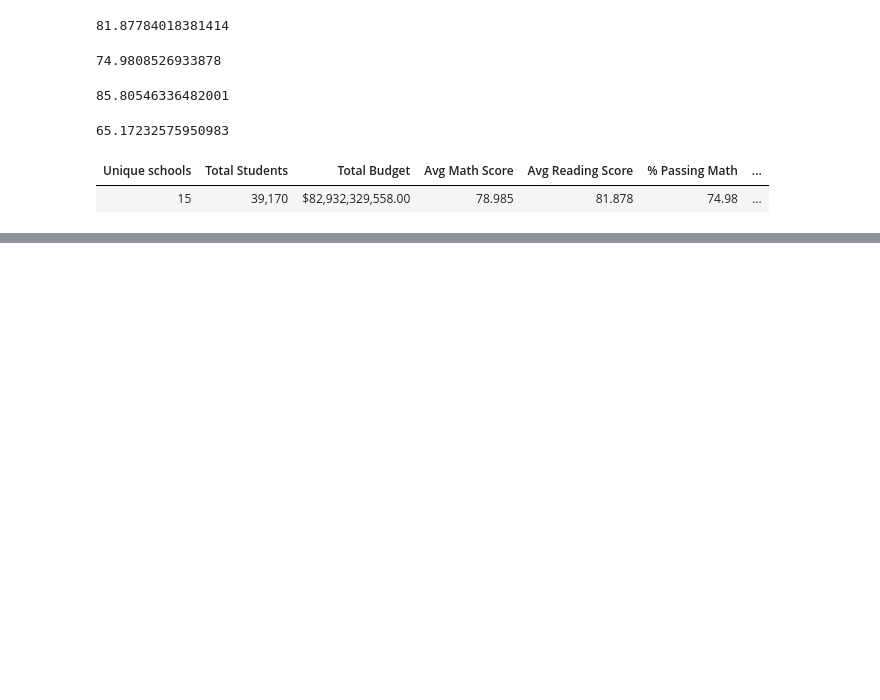
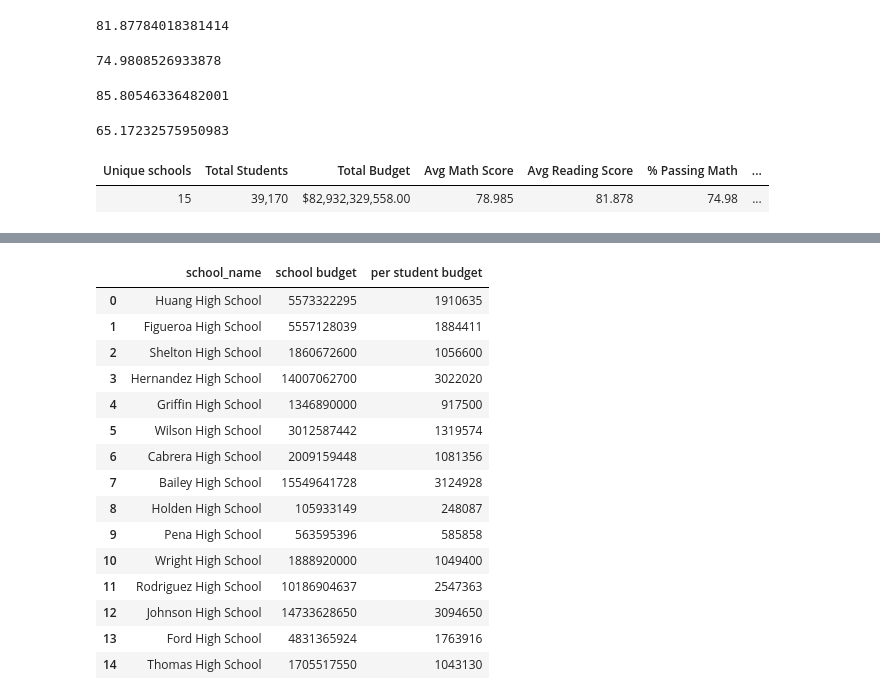
Before and after one commit to GarrettSteenwyk/pandas-challenge, a Jupyter notebook: PyCitySchools/school_results.ipynb, the cells around one changed output, grey strips where cells are left out. Drawn from its saved outputs; the diff is of its cells as text; code cells hidden in the pictures; blank space fills up the shorter version.

```diff
--- a/PyCitySchools/school_results.ipynb
+++ b/PyCitySchools/school_results.ipynb
@@ -95,0 +171,44 @@ district_summary.style.hide_index()
+# %%
+#school total and per student budgets
+school_budgets = pd.DataFrame({
+    "school_name": ['Huang High School', 'Figueroa High School', 'Shelton High School',
+       'Hernandez High School', 'Griffin High School',
+       'Wilson High School', 'Cabrera High School', 'Bailey High School',
+       'Holden High School', 'Pena High School', 'Wright High School',
+       'Rodriguez High School', 'Johnson High School', 'Ford High School',
+       'Thomas High School'],
+    "school budget": [school_namedex.loc[["Huang High School"], "budget"].sum(), sum(school_namedex.loc[['Figueroa High School'], "budget"]),
+                 sum(school_namedex.loc[['Shelton High School'], "budget"]), sum(school_namedex.loc[['Hernandez High School'], "budget"]),
+                 sum(school_namedex.loc[['Griffin High School'], "budget"]), sum(school_namedex.loc[['Wilson High School'], "budget"]),
+                 sum(school_namedex.loc[['Cabrera High School'], "budget"]), sum(school_namedex.loc[['Bailey High School'], "budget"]),
+                 sum(school_namedex.loc[['Holden High School'], "budget"]), sum(school_namedex.loc[['Pena High School'], "budget"]),
+                 sum(school_namedex.loc[['Wright High School'], "budget"]), sum(school_namedex.loc[['Rodriguez High School'], "budget"]),
+                 sum(school_namedex.loc[['Johnson High School'], "budget"]), sum(school_namedex.loc[['Ford High School'], "budget"]),
+                 sum(school_namedex.loc[['Thomas High School'], "budget"])],
+    "per student budget": [school_namedex.loc[["Huang High School"], "budget"].mean(), mean(school_namedex.loc[['Figueroa High School'], "budget"]),
+                 mean(school_namedex.loc[['Shelton High School'], "budget"]), mean(school_namedex.loc[['Hernandez High School'], "budget"]),
+                 mean(school_namedex.loc[['Griffin High School'], "budget"]), mean(school_namedex.loc[['Wilson High School'], "budget"]),
+                 mean(school_namedex.loc[['Cabrera High School'], "budget"]), mean(school_namedex.loc[['Bailey High School'], "budget"]),
+                 mean(school_namedex.loc[['Holden High School'], "budget"]), mean(school_namedex.loc[['Pena High School'], "budget"]),
+                 mean(school_namedex.loc[['Wright High School'], "budget"]), mean(school_namedex.loc[['Rodriguez High School'], "budget"]),
+                 mean(school_namedex.loc[['Johnson High School'], "budget"]), mean(school_namedex.loc[['Ford High School'], "budget"]),
+                 mean(school_namedex.loc[['Thomas High School'], "budget"])]
+})
+school_budgets.astype({'per student budget':'int'})
+# %% [output]
+|  | school_name | school budget | per student budget |
+| 0 | Huang High School | 5573322295 | 1910635 |
+| 1 | Figueroa High School | 5557128039 | 1884411 |
+| 2 | Shelton High School | 1860672600 | 1056600 |
+| 3 | Hernandez High School | 14007062700 | 3022020 |
+| 4 | Griffin High School | 1346890000 | 917500 |
+| 5 | Wilson High School | 3012587442 | 1319574 |
+| 6 | Cabrera High School | 2009159448 | 1081356 |
+| 7 | Bailey High School | 15549641728 | 3124928 |
+| 8 | Holden High School | 105933149 | 248087 |
+| 9 | Pena High School | 563595396 | 585858 |
+| 10 | Wright High School | 1888920000 | 1049400 |
+| 11 | Rodriguez High School | 10186904637 | 2547363 |
+| 12 | Johnson High School | 14733628650 | 3094650 |
+| 13 | Ford High School | 4831365924 | 1763916 |
+| 14 | Thomas High School | 1705517550 | 1043130 |
```
Also changed, not shown: parts of 10 cells of this notebook.
